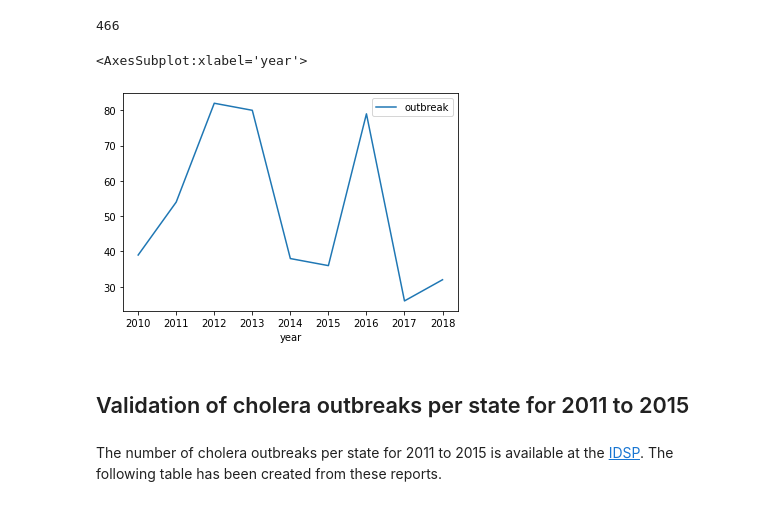
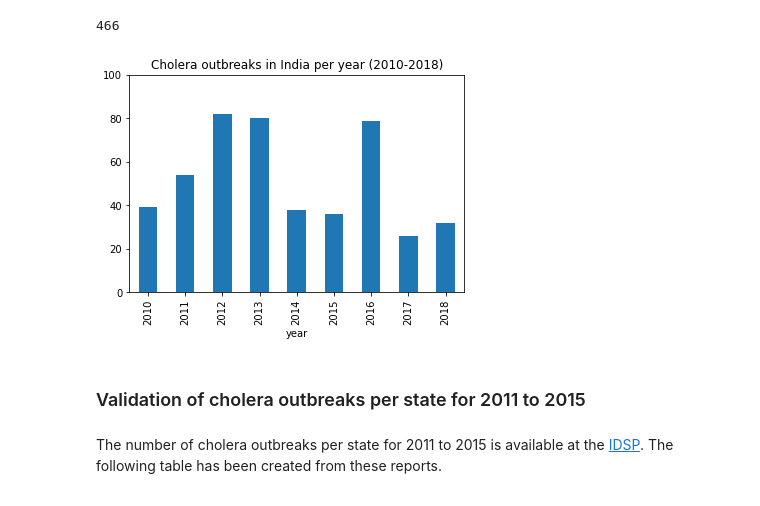
Before and after one commit to alexvmt/cholera_risk_modeling, a Jupyter notebook: exploratory_data_analysis.ipynb, the cells around one changed output. Cells and saved outputs as stored; diff of their text form; code cells hidden in the pictures.

```diff
--- a/exploratory_data_analysis.ipynb
+++ b/exploratory_data_analysis.ipynb
@@ -71,12 +74,13 @@ outbreaks['outbreak'].sum()
 466
 # %%
 # outbreaks per year
-outbreaks[['year', 'outbreak']].groupby('year').sum().plot()
+outbreaks[['year', 'outbreak']].groupby('year').sum().plot.bar(title='Cholera outbreaks in India per year (2010-2018)', legend=0)
+plt.ylim(0,100)
+plt.show()
 # %% [output]
-<AxesSubplot:xlabel='year'>
-[figure, old version]
+[figure, new version]
 # %% [markdown]
-## Validation of cholera outbreaks per state for 2011 to 2015
+### Validation of cholera outbreaks per state for 2011 to 2015
 # %% [markdown]
 The number of cholera outbreaks per state for 2011 to 2015 is available at the [IDSP](https://www.idsp.nic.in/index1.php?lang=1&level=1&sublinkid=5803&lid=3751). The following table has been created from these reports.
 # %%
```
Also changed, not shown: parts of 11 cells of this notebook.
